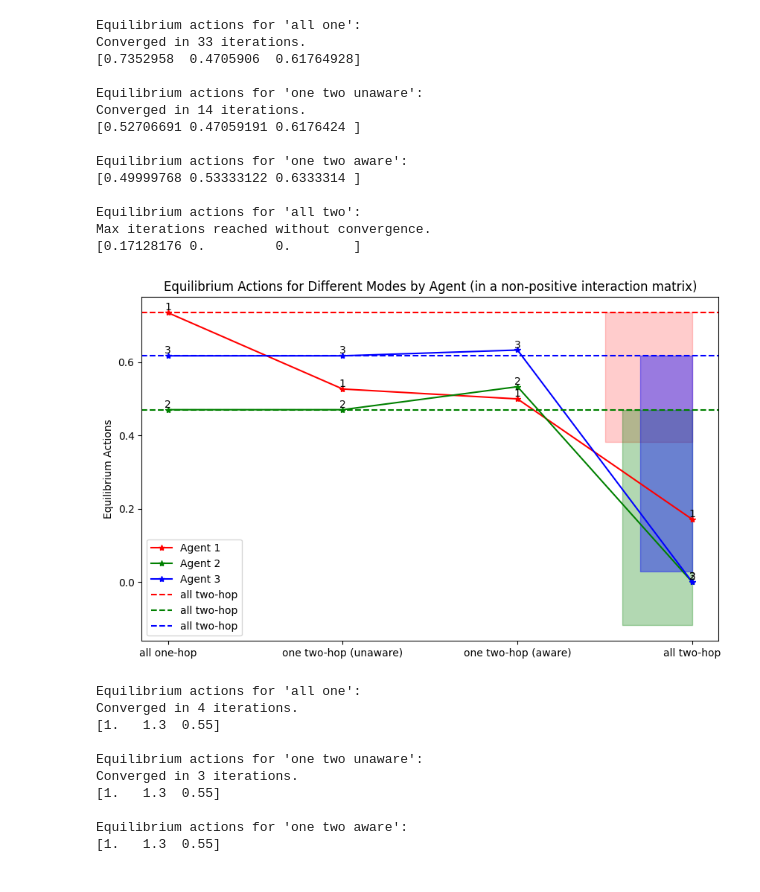
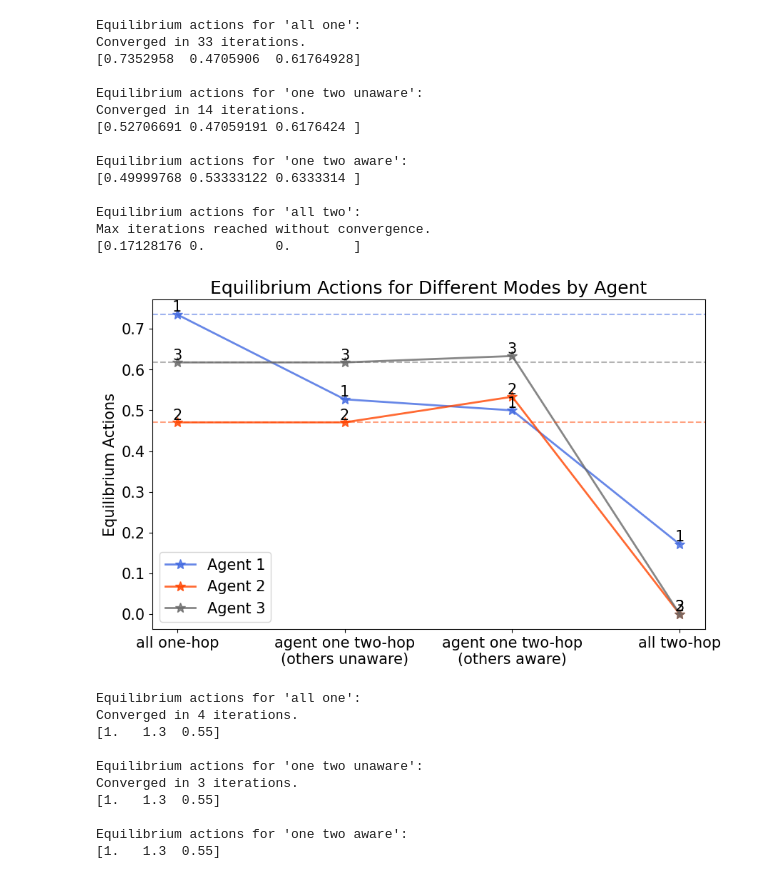
Before and after one commit to RamanEbrahimi/Research, a Jupyter notebook: K-level Network/k-hop - GameSec/k-hop-example_2.ipynb, the cells around one changed output. Drawn from its saved outputs; the diff is of its cells as text; code cells hidden in the pictures.

```diff
--- a/K-level Network/k-hop - GameSec/k-hop-example_2.ipynb
+++ b/K-level Network/k-hop - GameSec/k-hop-example_2.ipynb
@@ -195,7 +195,7 @@ print(equilibrium_all_two)
 
 # Create a list of equilibrium values and their corresponding labels
 equilibrium_values = np.array([equilibrium_all_one, equilibrium_one_two, equilibrium_one_two_aware, equilibrium_all_two])
-modes = ['all one-hop', 'one two-hop (unaware)', 'one two-hop (aware)', 'all two-hop']
+modes = ['all one-hop', 'agent one two-hop\n(others unaware)', 'agent one two-hop\n(others aware)', 'all two-hop']
 agents = ['Agent 1', 'Agent 2', 'Agent 3']
 
 # Define the x positions
@@ -224,49 +224,50 @@ for i in range(len(agents)):
 # Plotting the line chart
 plt.figure(figsize=(10, 6))
 
+plt.rcParams.update({'font.size': 15})
+
 # Colors for each agent
-colors = ['r', 'g', 'b']
+colors = ['royalblue', 'orangered', 'dimgray']
 
 # Adding lines for each agent
 for i, (agent, color) in enumerate(zip(agents, colors)):
-    plt.plot(x, equilibrium_values[:, i], marker='*', label=f'{agent}', color=color)
+    plt.plot(x, equilibrium_values[:, i], marker='*', label=f'{agent}', color=color, linewidth=2, alpha=0.8, markersize=10)
     for j, value in enumerate(equilibrium_values[:, i]):
         plt.text(x[j], value, str(i+1), ha='center', va='bottom')
 
-# Adding bounds as shaded areas for each agent in the first mode
-for i, color in enumerate(colors):
-    plt.fill_between([2.5+(0.1*i), 3], lower_bound[i], upper_bound[i], color=color, alpha=(0.2 + 0.1*i))
+# # Adding bounds as shaded areas for each agent in the first mode
+# for i, color in enumerate(colors):
+#     plt.fill_between([0.6+(0.1*i), 1], lower_bound[i], upper_bound[i], color=color, alpha=(0.2 + 0.1*i))
 
 # plot "all two-hop" equilibrium values as dashed lines for comparison
 for i, value in enumerate(equilibrium_all_one):
-    plt.axhline(y=value, linestyle='--', label='all two-hop', color=colors[i])
+    plt.axhline(y=value, linestyle='--', color=colors[i], alpha=0.5)
 
 # Adding title and labels
-plt.title('Equilibrium Actions for Different Modes by Agent (in a non-positive interaction matrix)')
+plt.title('Equilibrium Actions for Different Modes by Agent')
 plt.ylabel('Equilibrium Actions')
 plt.xticks(x, modes)
 plt.legend()
 
+plt.savefig('equilibrium_actions.png')
 # Display the plot
 plt.show()
-
-# plt.savefig('equilibrium_actions (non-positive).png')
 # %% [output]
 Equilibrium actions for 'all one':
 Converged in 33 iterations.
 [0.7352958  0.4705906  0.61764928]
 
 Equilibrium actions for 'one two unaware':
 Converged in 14 iterations.
 [0.52706691 0.47059191 0.6176424 ]
 
 Equilibrium actions for 'one two aware':
 [0.49999768 0.53333122 0.6333314 ]
 
 Equilibrium actions for 'all two':
 Max iterations reached without convergence.
 [0.17128176 0.         0.        ]
-[figure, old version]
+[figure, new version]
 # %%
 G = np.array([[0, 0, 0],
               [-0.3, 0, 0],
```
Also changed, not shown: parts of 5 cells of this notebook, 5 other files.
